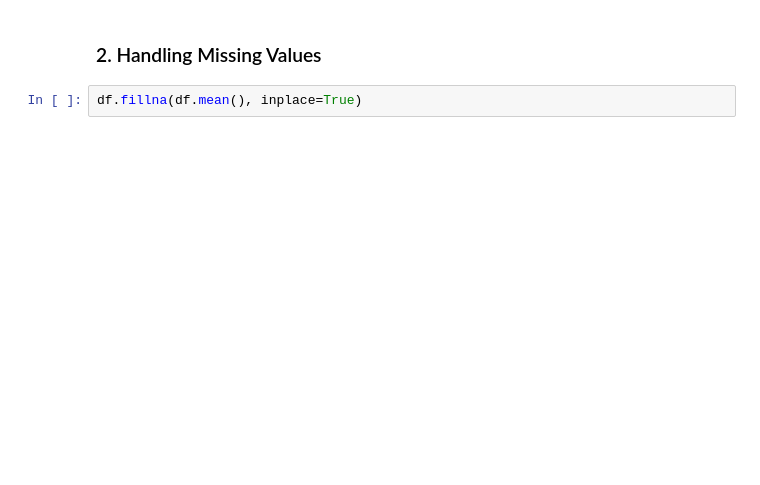
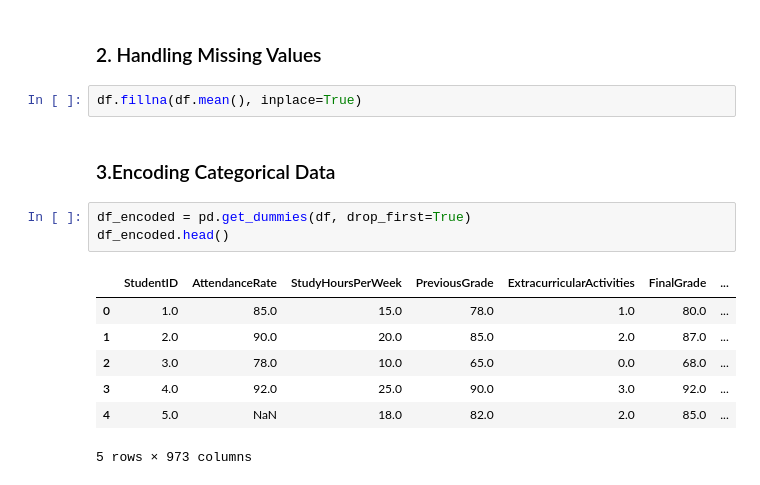
Before and after one commit to kaifAshraf-202/Python-For-ML, a Jupyter notebook: IntoductionToPython.ipynb, the cells around one changed output. Cells and saved outputs as stored; diff of their text form; blank space fills up the shorter version.

Commit message:
encoding

```diff
--- a/IntoductionToPython.ipynb
+++ b/IntoductionToPython.ipynb
@@ -961,3 +961,16 @@ df.head()
 ### 2. Handling Missing Values
 # %%
 df.fillna(df.mean(), inplace=True)
+# %% [markdown]
+### 3.Encoding Categorical Data
+# %%
+df_encoded = pd.get_dummies(df, drop_first=True)
+df_encoded.head()
+# %% [output]
+|  | StudentID | AttendanceRate | StudyHoursPerWeek | PreviousGrade | ExtracurricularActivities | FinalGrade | ... |
+| 0 | 1.0 | 85.0 | 15.0 | 78.0 | 1.0 | 80.0 | ... |
+| 1 | 2.0 | 90.0 | 20.0 | 85.0 | 2.0 | 87.0 | ... |
+| 2 | 3.0 | 78.0 | 10.0 | 65.0 | 0.0 | 68.0 | ... |
+| 3 | 4.0 | 92.0 | 25.0 | 90.0 | 3.0 | 92.0 | ... |
+| 4 | 5.0 | NaN | 18.0 | 82.0 | 2.0 | 85.0 | ... |
+5 rows × 973 columns
```
